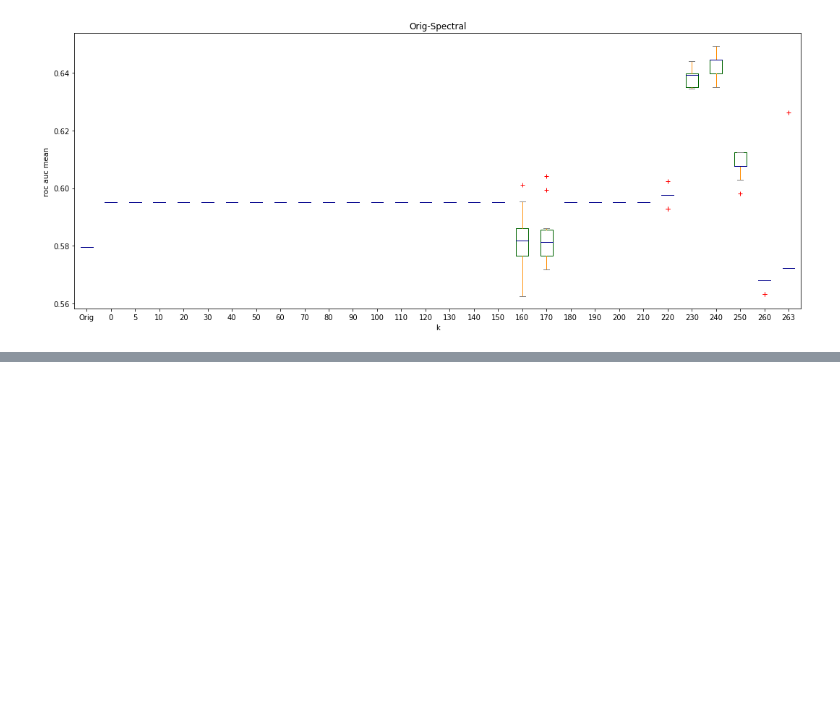
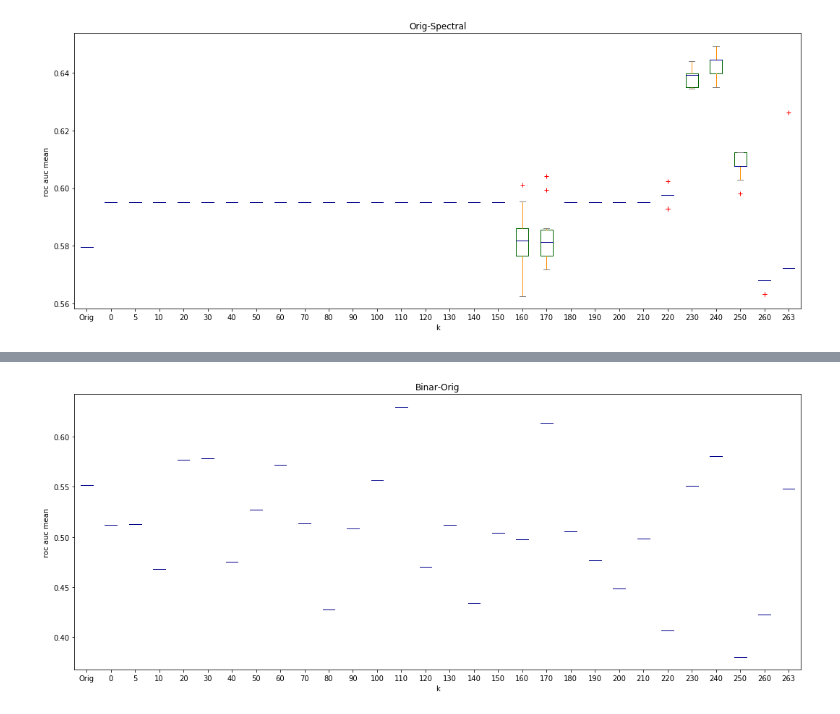
Before and after one commit to Tismoney/PRNI2016, a Jupyter notebook: ResultProcessing-ver2.0.ipynb, the cells around one changed output, grey strips where cells are left out. Cells and saved outputs as stored; diff of their text form; code cells hidden in the pictures; blank space fills up the shorter version.

```diff
--- a/ResultProcessing-ver2.0.ipynb
+++ b/ResultProcessing-ver2.0.ipynb
@@ -60,0 +110,4 @@ Go_plot('Orig-Spectral_ofTheBest/result_control.csv', 'Orig-Spectral')
+# %%
+Go_box('XGB_Binar', 'Binar-Orig')
+# %% [output]
+[figure, added]
```
Also changed, not shown: parts of 19 cells of this notebook.
